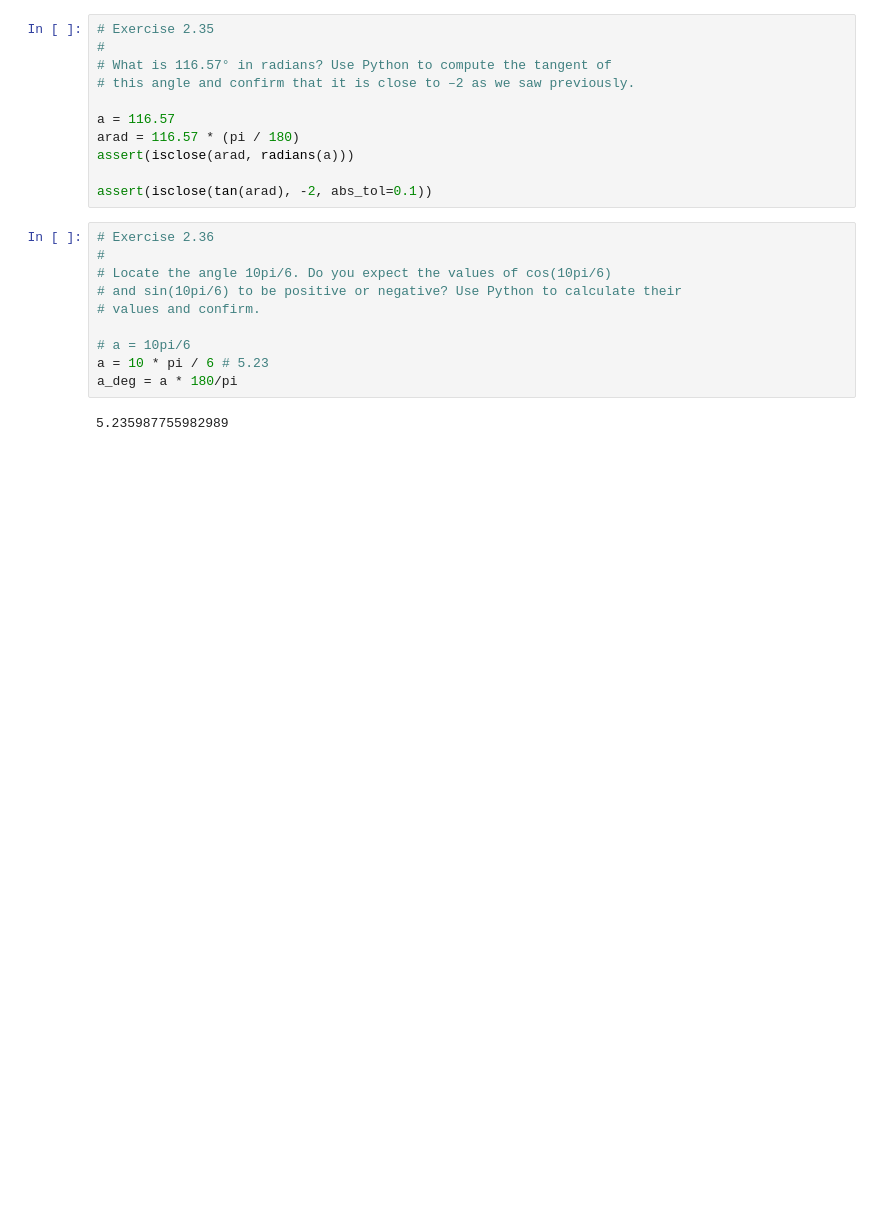
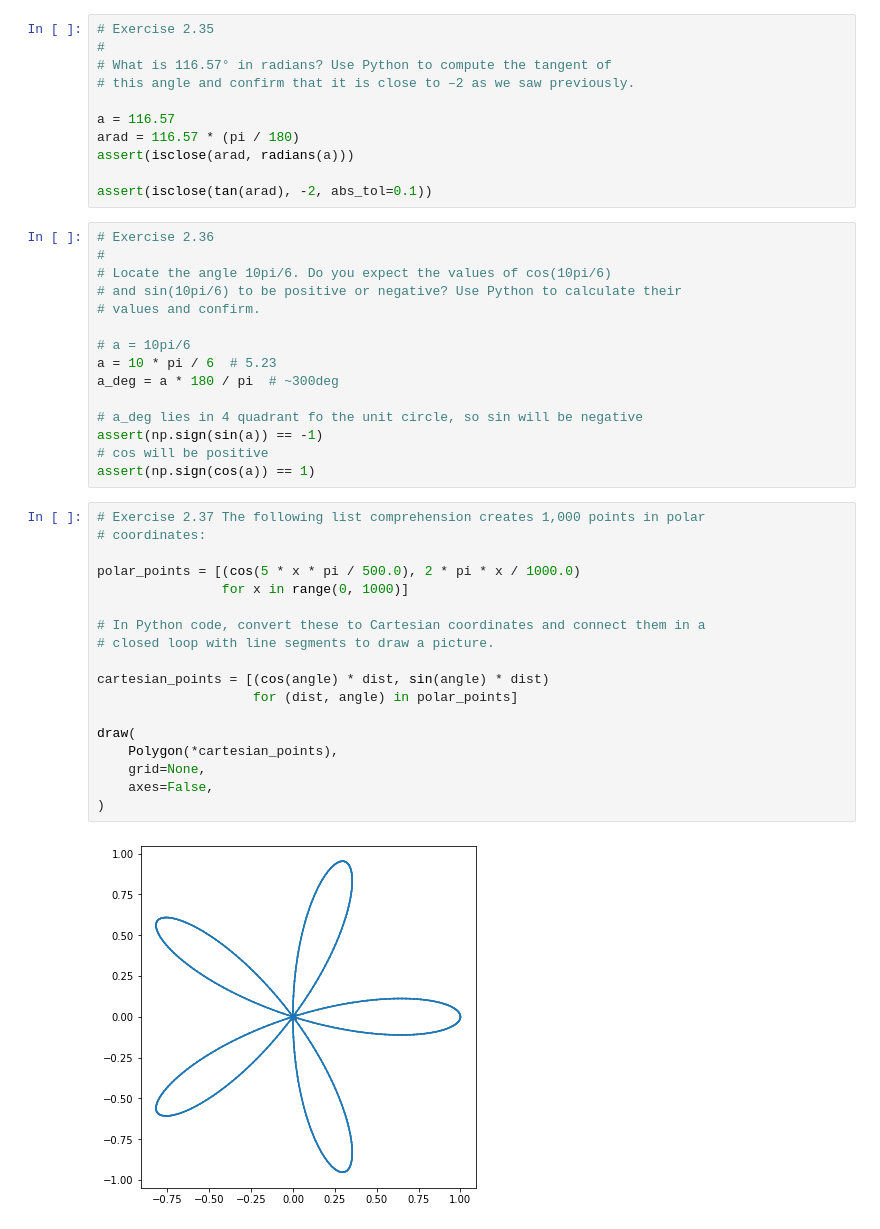
Before and after one commit to slaviqueue/math-for-programmers-exersices, a Jupyter notebook: notebooks/chapter-2/notebook.ipynb, the cells around one changed output. Drawn from its saved outputs; the diff is of its cells as text; blank space fills up the shorter version.

Commit message:
some formatting, more solved exercises

```diff
--- a/notebooks/chapter-2/notebook.ipynb
+++ b/notebooks/chapter-2/notebook.ipynb
@@ -505,7 +517,30 @@ assert(isclose(tan(arad), -2, abs_tol=0.1))
 # values and confirm.
 
 # a = 10pi/6
-a = 10 * pi / 6 # 5.23
-a_deg = a * 180/pi
+a = 10 * pi / 6  # 5.23
+a_deg = a * 180 / pi  # ~300deg
+
+# a_deg lies in 4 quadrant fo the unit circle, so sin will be negative
+assert(np.sign(sin(a)) == -1)
+# cos will be positive
+assert(np.sign(cos(a)) == 1)
-# %% [output]
-5.235987755982989
+# %%
+# Exercise 2.37 The following list comprehension creates 1,000 points in polar
+# coordinates:
+
+polar_points = [(cos(5 * x * pi / 500.0), 2 * pi * x / 1000.0)
+                for x in range(0, 1000)]
+
+# In Python code, convert these to Cartesian coordinates and connect them in a
+# closed loop with line segments to draw a picture.
+
+cartesian_points = [(cos(angle) * dist, sin(angle) * dist)
+                    for (dist, angle) in polar_points]
+
+draw(
+    Polygon(*cartesian_points),
+    grid=None,
+    axes=False,
+)
+# %% [output]
+[figure, added]
```
Also changed, not shown: parts of 11 cells of this notebook.
